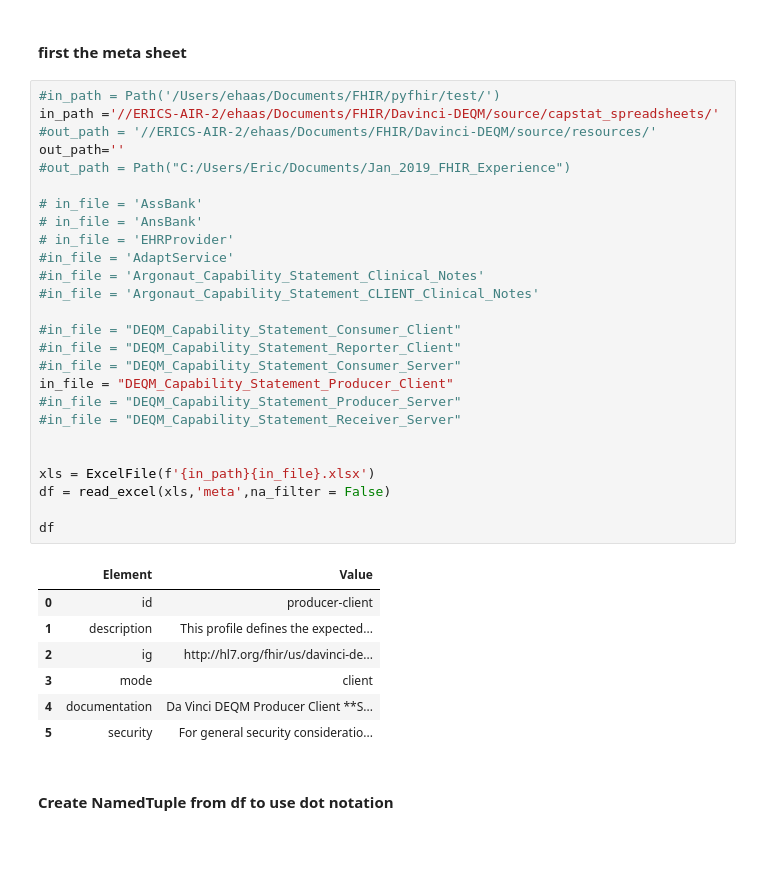
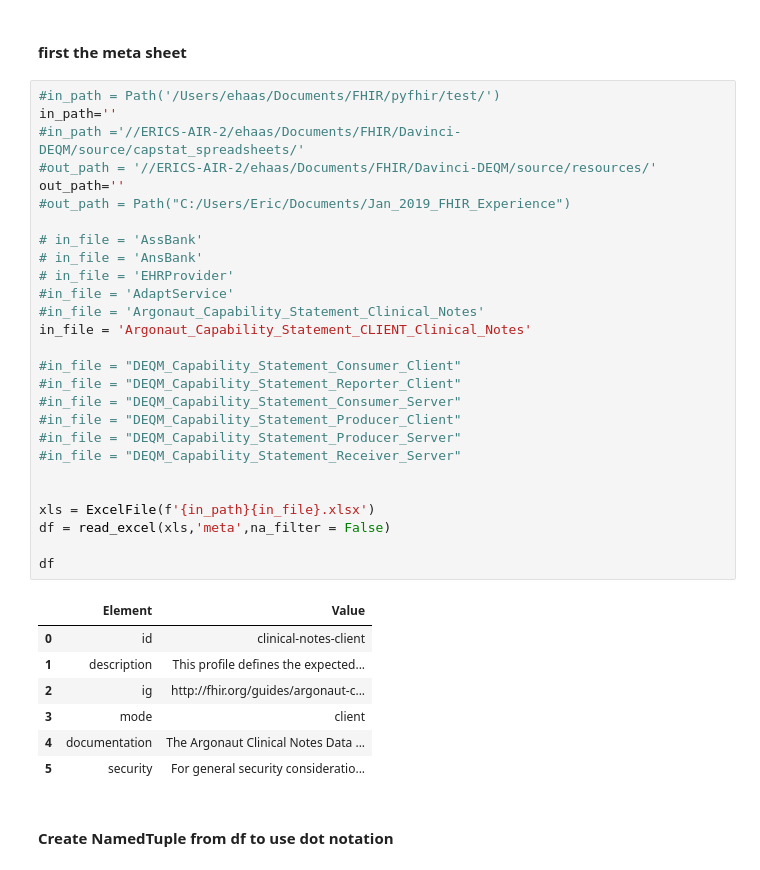
Before and after one commit to Healthedata1/MyNotebooks, a Jupyter notebook: CapStatement/CapStatement_Maker.ipynb, the cells around one changed output. Cells and saved outputs as stored; diff of their text form.

```diff
--- a/CapStatement/CapStatement_Maker.ipynb
+++ b/CapStatement/CapStatement_Maker.ipynb
@@ -168,37 +168,38 @@ def validate(r):
 #### first the meta sheet
 # %%
 #in_path = Path('/Users/ehaas/Documents/FHIR/pyfhir/test/')
-in_path ='//ERICS-AIR-2/ehaas/Documents/FHIR/Davinci-DEQM/source/capstat_spreadsheets/'
+in_path=''
+#in_path ='//ERICS-AIR-2/ehaas/Documents/FHIR/Davinci-DEQM/source/capstat_spreadsheets/'
 #out_path = '//ERICS-AIR-2/ehaas/Documents/FHIR/Davinci-DEQM/source/resources/'
 out_path=''
 #out_path = Path("C:/Users/Eric/Documents/Jan_2019_FHIR_Experience")
 
 # in_file = 'AssBank'
 # in_file = 'AnsBank'
 # in_file = 'EHRProvider'
 #in_file = 'AdaptService'
 #in_file = 'Argonaut_Capability_Statement_Clinical_Notes'
-#in_file = 'Argonaut_Capability_Statement_CLIENT_Clinical_Notes'
+in_file = 'Argonaut_Capability_Statement_CLIENT_Clinical_Notes'
 
 #in_file = "DEQM_Capability_Statement_Consumer_Client"
 #in_file = "DEQM_Capability_Statement_Reporter_Client"
 #in_file = "DEQM_Capability_Statement_Consumer_Server"
-in_file = "DEQM_Capability_Statement_Producer_Client"
+#in_file = "DEQM_Capability_Statement_Producer_Client"
 #in_file = "DEQM_Capability_Statement_Producer_Server"
 #in_file = "DEQM_Capability_Statement_Receiver_Server"
 
 
 xls = ExcelFile(f'{in_path}{in_file}.xlsx')
 df = read_excel(xls,'meta',na_filter = False)
 
 df
 # %% [output]
 |  | Element | Value |
-| 0 | id | producer-client |
+| 0 | id | clinical-notes-client |
 | 1 | description | This profile defines the expected... |
-| 2 | ig | http://hl7.org/fhir/us/davinci-de... |
+| 2 | ig | http://fhir.org/guides/argonaut-c... |
 | 3 | mode | client |
-| 4 | documentation | Da Vinci DEQM Producer Client **S... |
+| 4 | documentation | The Argonaut Clinical Notes Data ... |
 | 5 | security | For general security consideratio... |
 # %% [markdown]
 #### Create NamedTuple from df to use dot notation
```
Also changed, not shown: parts of 10 cells of this notebook, 7 other files.
